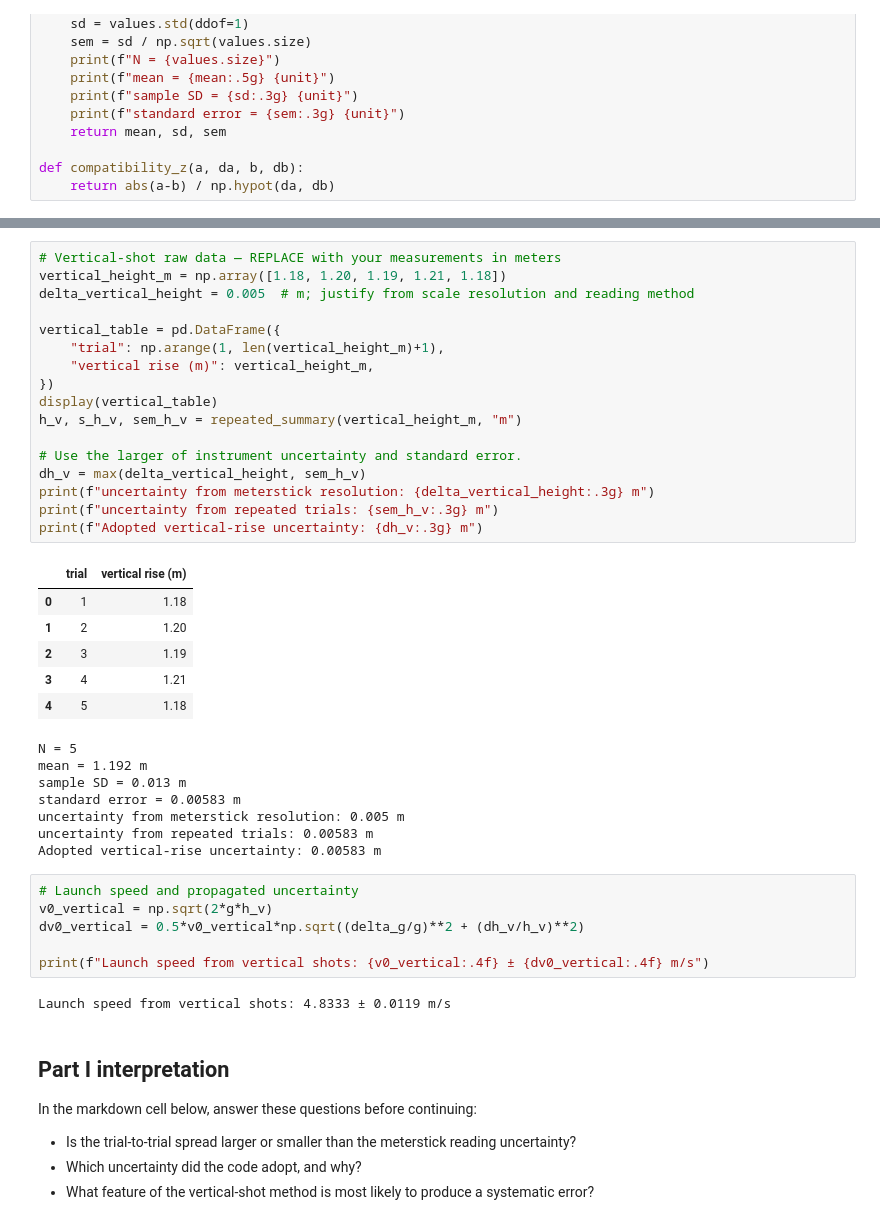
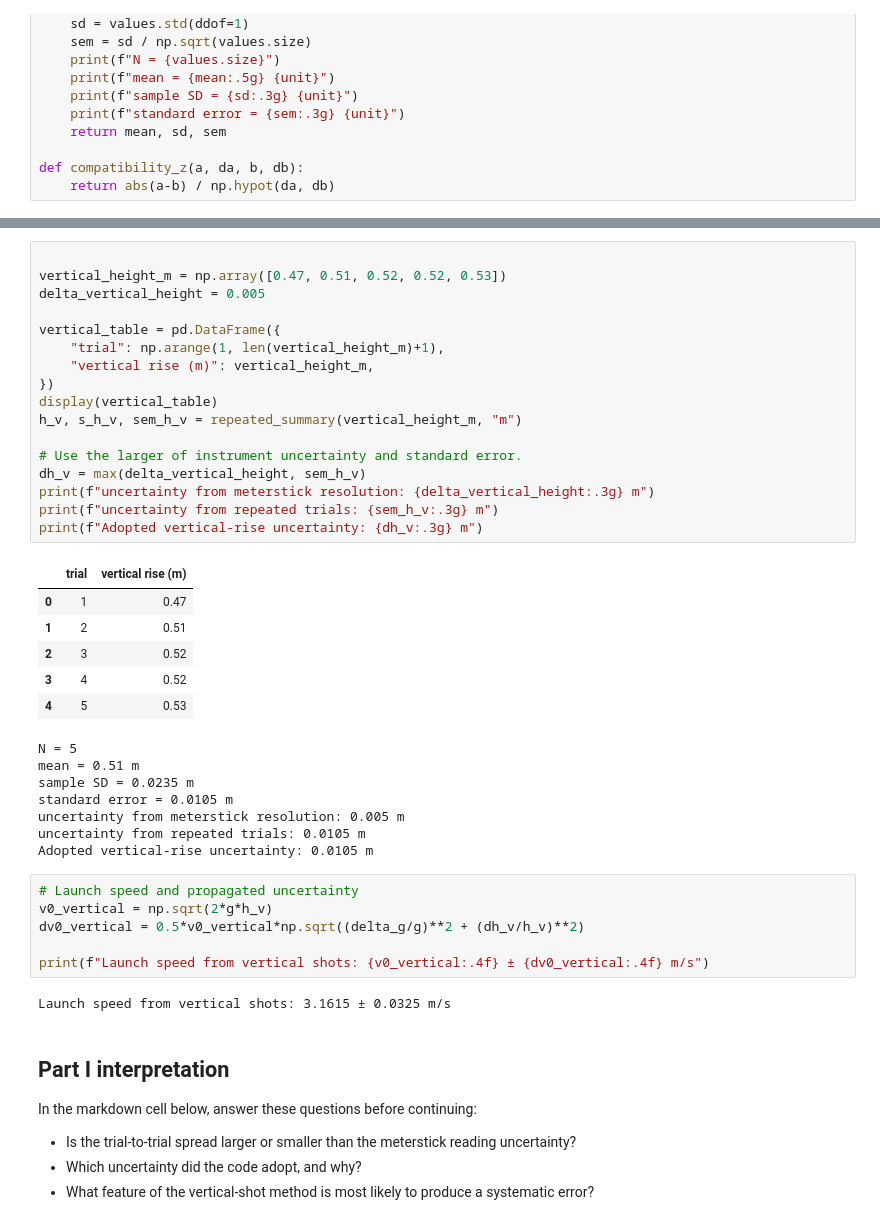
Before and after one commit to lucastyreeherrmann25-glitch/Phys201L, a Jupyter notebook: labs/Lab03_Projectile_Motion/Lab03_Projectile_Motion.ipynb, the cells around one changed output, grey strips where cells are left out. Cells and saved outputs as stored; diff of their text form.

```diff
--- a/labs/Lab03_Projectile_Motion/Lab03_Projectile_Motion.ipynb
+++ b/labs/Lab03_Projectile_Motion/Lab03_Projectile_Motion.ipynb
@@ -145,36 +145,36 @@ For at least five trials, measure the maximum vertical rise from the launch refe
 
 Before moving on, calculate the spread. If the range of the trials is much larger than the ruler resolution, check the launcher setting, release method, vertical alignment, and parallax. Repeat the complete set only after identifying a cause.
 # %%
-# Vertical-shot raw data — REPLACE with your measurements in meters
-vertical_height_m = np.array([1.18, 1.20, 1.19, 1.21, 1.18])
-delta_vertical_height = 0.005  # m; justify from scale resolution and reading method
+
+vertical_height_m = np.array([0.47, 0.51, 0.52, 0.52, 0.53])
+delta_vertical_height = 0.005
 
 vertical_table = pd.DataFrame({
     "trial": np.arange(1, len(vertical_height_m)+1),
     "vertical rise (m)": vertical_height_m,
 })
 display(vertical_table)
 h_v, s_h_v, sem_h_v = repeated_summary(vertical_height_m, "m")
 
 # Use the larger of instrument uncertainty and standard error.
 dh_v = max(delta_vertical_height, sem_h_v)
 print(f"uncertainty from meterstick resolution: {delta_vertical_height:.3g} m")
 print(f"uncertainty from repeated trials: {sem_h_v:.3g} m")
 print(f"Adopted vertical-rise uncertainty: {dh_v:.3g} m")
 # %% [output]
 |  | trial | vertical rise (m) |
-| 0 | 1 | 1.18 |
-| 1 | 2 | 1.20 |
-| 2 | 3 | 1.19 |
-| 3 | 4 | 1.21 |
-| 4 | 5 | 1.18 |
+| 0 | 1 | 0.47 |
+| 1 | 2 | 0.51 |
+| 2 | 3 | 0.52 |
+| 3 | 4 | 0.52 |
+| 4 | 5 | 0.53 |
 N = 5
-mean = 1.192 m
-sample SD = 0.013 m
-standard error = 0.00583 m
+mean = 0.51 m
+sample SD = 0.0235 m
+standard error = 0.0105 m
 uncertainty from meterstick resolution: 0.005 m
-uncertainty from repeated trials: 0.00583 m
-Adopted vertical-rise uncertainty: 0.00583 m
+uncertainty from repeated trials: 0.0105 m
+Adopted vertical-rise uncertainty: 0.0105 m
 # %%
 # Launch speed and propagated uncertainty
 v0_vertical = np.sqrt(2*g*h_v)
@@ -182,7 +182,7 @@ dv0_vertical = 0.5*v0_vertical*np.sqrt((delta_g/g)**2 + (dh_v/h_v)**2)
 
 print(f"Launch speed from vertical shots: {v0_vertical:.4f} ± {dv0_vertical:.4f} m/s")
 # %% [output]
-Launch speed from vertical shots: 4.8333 ± 0.0119 m/s
+Launch speed from vertical shots: 3.1615 ± 0.0325 m/s
 # %% [markdown]
 ## Part I interpretation
 
```
Also changed, not shown: parts of 7 cells of this notebook.
